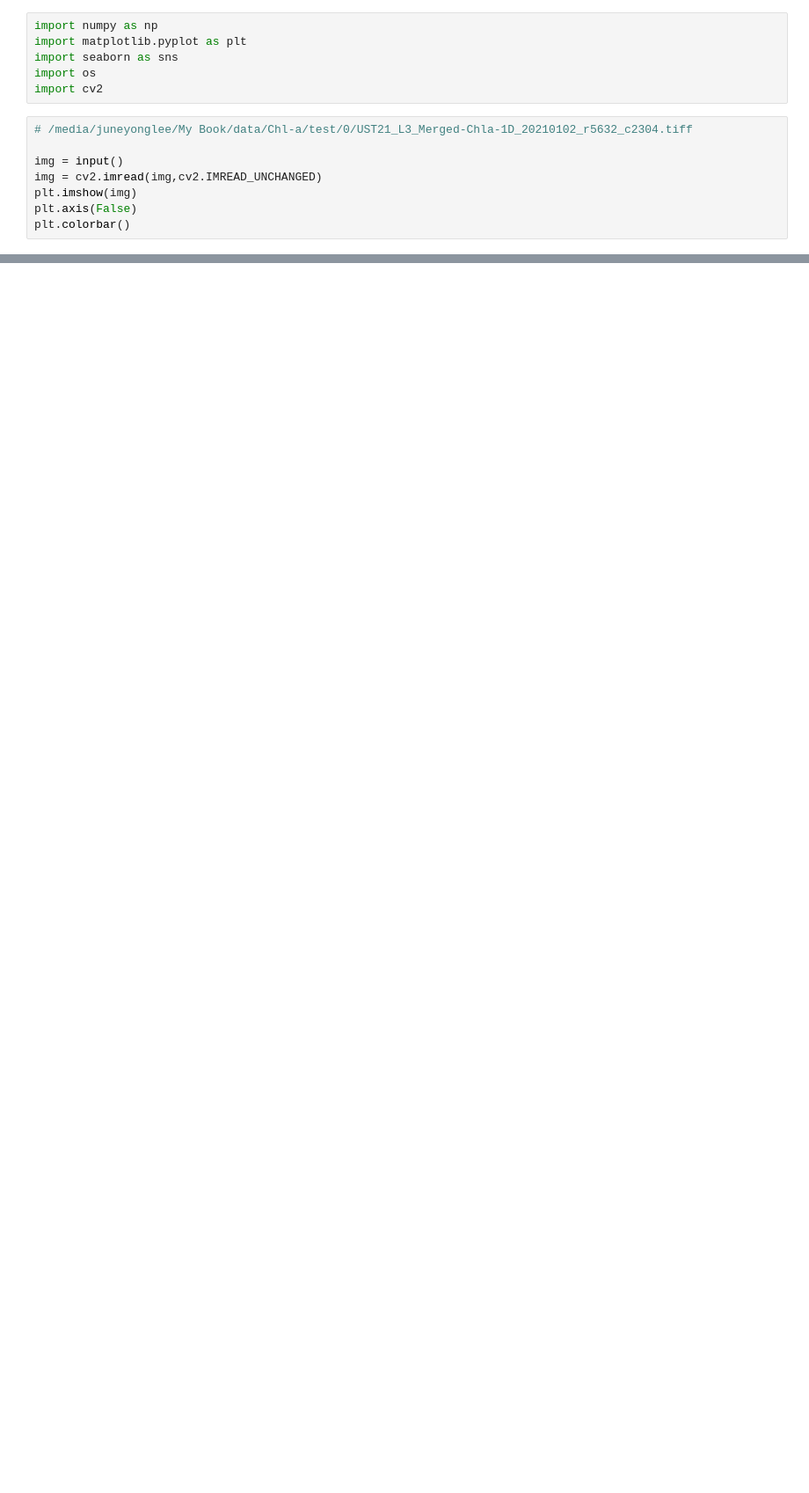
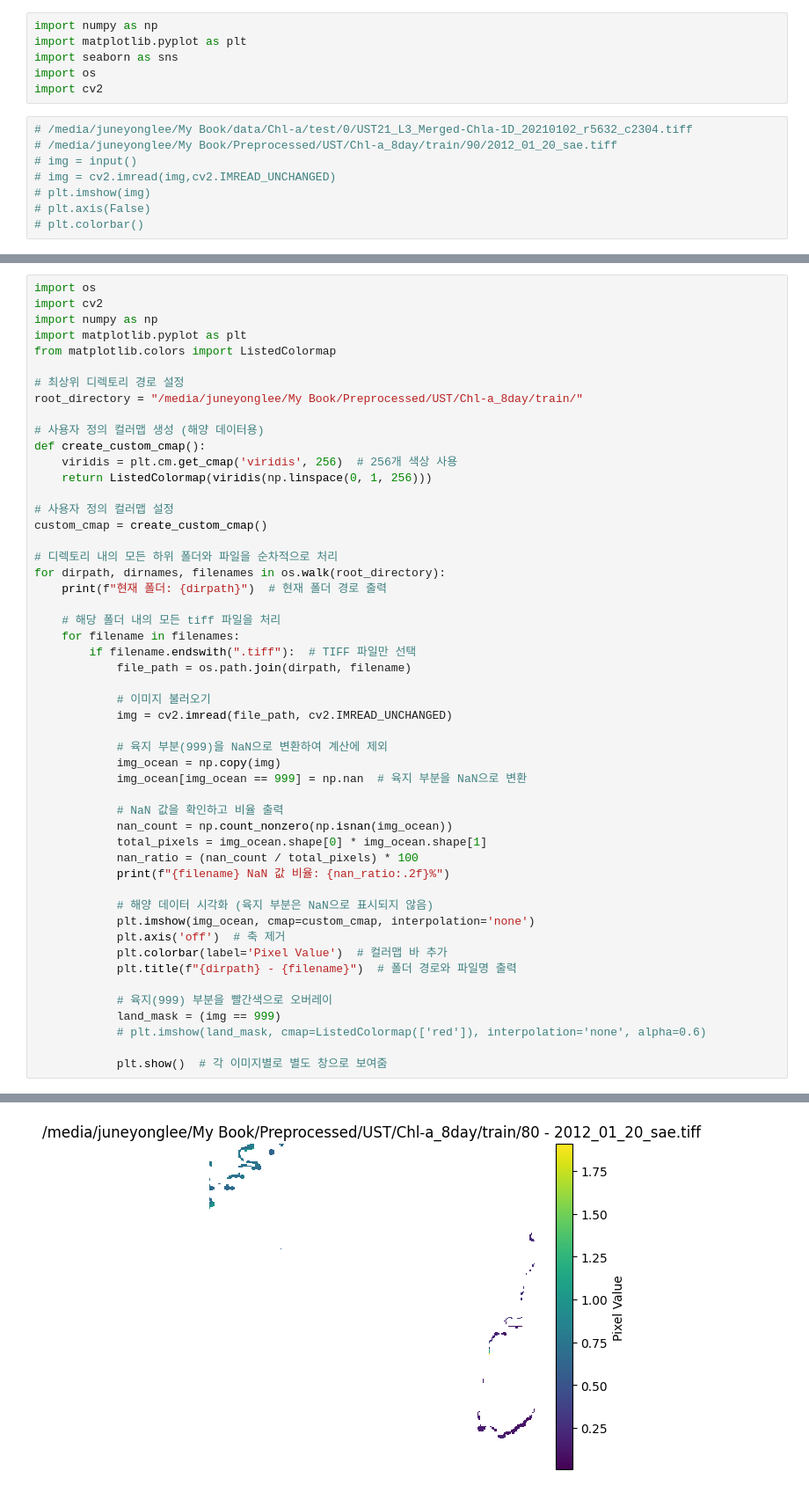
Before and after one commit to yousirong/marine_satellite_image_restoration, a Jupyter notebook: Notebook/2. visualize chl-a.ipynb, the cells around one changed output, grey strips where cells are left out. Shown at 88% size. Saved outputs shown, nothing was run; the diff lists cells and outputs as text; blank space fills up the shorter version.

```diff
--- a/Notebook/2. visualize chl-a.ipynb
+++ b/Notebook/2. visualize chl-a.ipynb
@@ -6,9 +6,9 @@ import os
 import cv2
 # %%
 # /media/juneyonglee/My Book/data/Chl-a/test/0/UST21_L3_Merged-Chla-1D_20210102_r5632_c2304.tiff
-
-img = input()
-img = cv2.imread(img,cv2.IMREAD_UNCHANGED)
-plt.imshow(img)
-plt.axis(False)
-plt.colorbar()
+# /media/juneyonglee/My Book/Preprocessed/UST/Chl-a_8day/train/90/2012_01_20_sae.tiff
+# img = input()
+# img = cv2.imread(img,cv2.IMREAD_UNCHANGED)
+# plt.imshow(img)
+# plt.axis(False)
+# plt.colorbar()
@@ -26,0 +17,52 @@ np.sum(np.isnan(img))/(256**2)*100
+# %%
+import os
+import cv2
+import numpy as np
+import matplotlib.pyplot as plt
+from matplotlib.colors import ListedColormap
+
+# 최상위 디렉토리 경로 설정
+root_directory = "/media/juneyonglee/My Book/Preprocessed/UST/Chl-a_8day/train/"
+
+# 사용자 정의 컬러맵 생성 (해양 데이터용)
+def create_custom_cmap():
+    viridis = plt.cm.get_cmap('viridis', 256)  # 256개 색상 사용
+    return ListedColormap(viridis(np.linspace(0, 1, 256)))
+
+# 사용자 정의 컬러맵 설정
+custom_cmap = create_custom_cmap()
+
+# 디렉토리 내의 모든 하위 폴더와 파일을 순차적으로 처리
+for dirpath, dirnames, filenames in os.walk(root_directory):
+    print(f"현재 폴더: {dirpath}")  # 현재 폴더 경로 출력
+
+    # 해당 폴더 내의 모든 tiff 파일을 처리
+    for filename in filenames:
+        if filename.endswith(".tiff"):  # TIFF 파일만 선택
+            file_path = os.path.join(dirpath, filename)
+
+            # 이미지 불러오기
+            img = cv2.imread(file_path, cv2.IMREAD_UNCHANGED)
+
+            # 육지 부분(999)을 NaN으로 변환하여 계산에 제외
+            img_ocean = np.copy(img)
+            img_ocean[img_ocean == 999] = np.nan  # 육지 부분을 NaN으로 변환
+
+            # NaN 값을 확인하고 비율 출력
+            nan_count = np.count_nonzero(np.isnan(img_ocean))
+            total_pixels = img_ocean.shape[0] * img_ocean.shape[1]
+            nan_ratio = (nan_count / total_pixels) * 100
+            print(f"{filename} NaN 값 비율: {nan_ratio:.2f}%")
+
+            # 해양 데이터 시각화 (육지 부분은 NaN으로 표시되지 않음)
+            plt.imshow(img_ocean, cmap=custom_cmap, interpolation='none')
+            plt.axis('off')  # 축 제거
+            plt.colorbar(label='Pixel Value')  # 컬러맵 바 추가
+            plt.title(f"{dirpath} - {filename}")  # 폴더 경로와 파일명 출력
+
+            # 육지(999) 부분을 빨간색으로 오버레이
+            land_mask = (img == 999)
+            # plt.imshow(land_mask, cmap=ListedColormap(['red']), interpolation='none', alpha=0.6)
+
+            plt.show()  # 각 이미지별로 별도 창으로 보여줌
+# %% [output]
@@ -26,0 +80 @@ np.sum(np.isnan(img))/(256**2)*100
+[figure, added]
```
Also changed, not shown: parts of 4 cells of this notebook, 8 other files.
